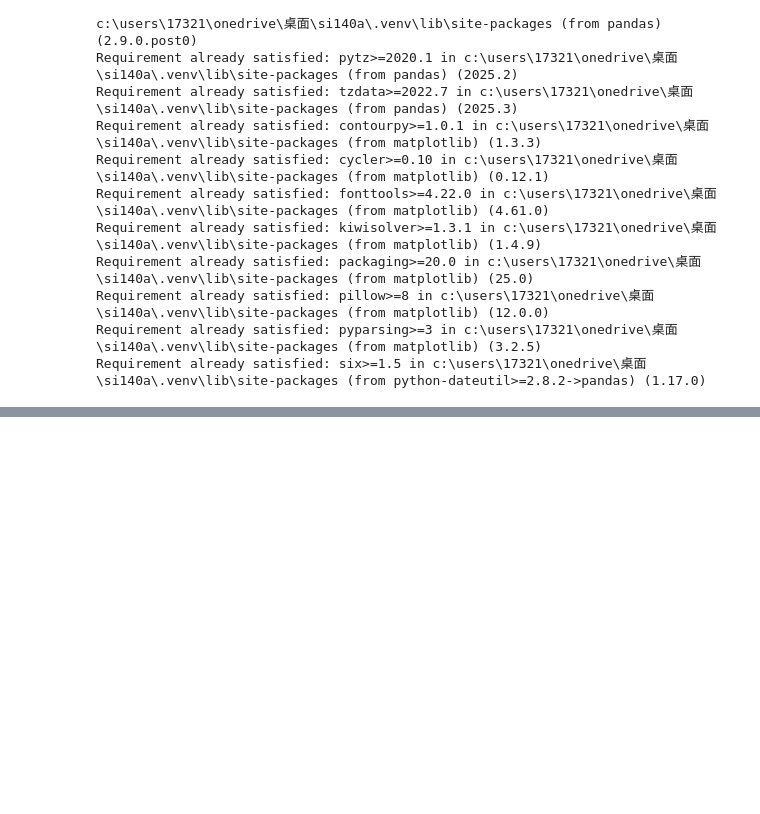
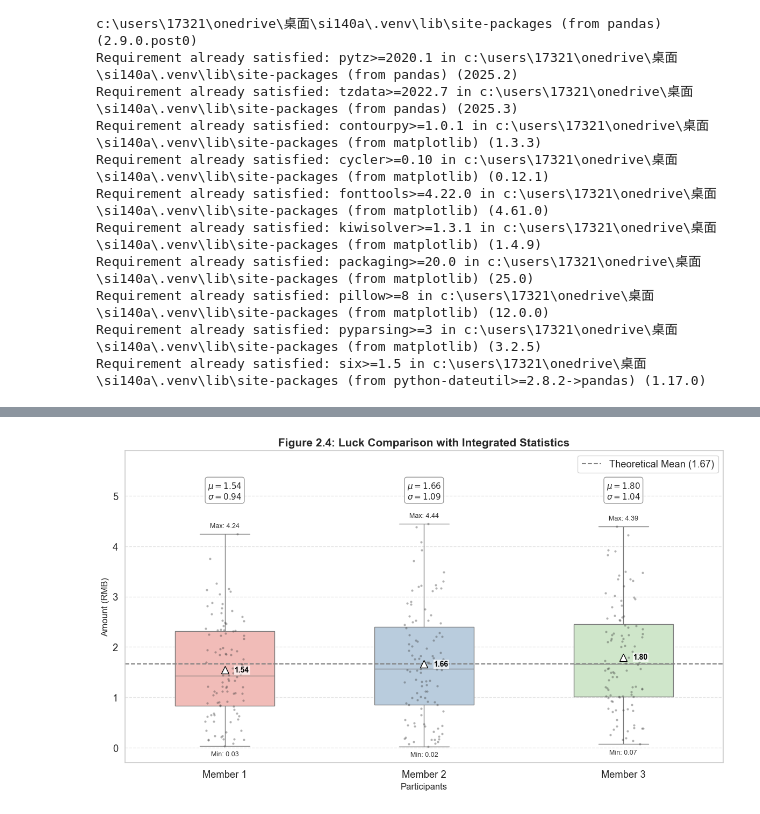
Before and after one commit to Dan-dlp/SI140A.01-Project3, a Jupyter notebook: report/final_project_cyb.ipynb, the cells around one changed output, grey strips where cells are left out. Saved outputs shown, nothing was run; the diff lists cells and outputs as text; code cells hidden in the pictures; blank space fills up the shorter version.

```diff
--- a/report/final_project_cyb.ipynb
+++ b/report/final_project_cyb.ipynb
@@ -162,0 +225,80 @@ Figure 3 (Teammates Comparison) shows that despite the sequence difference, the
+# %%
+
+
+# 假设 df 已经加载
+# df = pd.read_csv(...)
+member_map = {'cyb': 'Member 1', 'dlp': 'Member 2', 'str': 'Member 3'}
+df_members = df[['cyb', 'dlp', 'str']].rename(columns=member_map)
+
+# ==========================================
+# Figure 2.4: 融合统计标注的箱线图
+# ==========================================
+plt.figure(figsize=(12, 7))
+
+# 1. 绘制基础图形
+# boxplot: 显示箱体
+ax = sns.boxplot(data=df_members, palette="Pastel1", width=0.5,
+                 showmeans=True,
+                 meanprops={"marker":"^", "markerfacecolor":"white", "markeredgecolor":"black", "markersize":"10"})
+# stripplot: 显示散点
+sns.stripplot(data=df_members, color=".25", size=3, alpha=0.4, jitter=True)
+
+# 添加理论均值线
+plt.axhline(5/3, color='gray', linestyle='--', linewidth=1.5, label='Theoretical Mean (1.67)')
+
+# 2. 【核心修改】循环遍历每一列，把数字标上去
+# 这里的 i 是 x轴坐标 (0, 1, 2)，col 是列名
+for i, col in enumerate(df_members.columns):
+    col_data = df_members[col]
+
+    # 计算统计量
+    mean_val = col_data.mean()
+    max_val = col_data.max()
+    min_val = col_data.min()
+    std_val = col_data.std()
+
+    # A. 标注均值 (在三角形旁边)
+    # xycoords='data' 表示使用数据坐标系
+    ax.text(i + 0.05, mean_val, f'{mean_val:.2f}',
+            ha='left', va='center', color='black', fontweight='bold', fontsize=10,
+            bbox=dict(facecolor='white', alpha=0.7, edgecolor='none', pad=1))
+
+    # B. 标注最大值 (在上边缘上方)
+    ax.text(i, max_val + 0.1, f'Max: {max_val:.2f}',
+            ha='center', va='bottom', fontsize=9, color='#333333')
+
+    # C. 标注最小值 (在下边缘下方)
+    ax.text(i, min_val - 0.1, f'Min: {min_val:.2f}',
+            ha='center', va='top', fontsize=9, color='#333333')
+
+    # D. 标注标准差 (作为一个整体信息块，放在图的最上方或其他空白处，这里放在箱体上方偏高位置)
+    # y坐标选在 max_val 和 图表顶部之间，或者统一高度
+    info_text = f"$\\mu={mean_val:.2f}$\n$\\sigma={std_val:.2f}$"
+    ax.text(i, 5.3, info_text,  # 假设y轴最高大概到5，这里设为4.8位置固定
+            ha='center', va='top', fontsize=11,
+            bbox=dict(boxstyle="round,pad=0.3", fc="white", ec="gray", alpha=0.8))
+
+# 调整 Y 轴范围，给上面的文字留出空间
+plt.ylim(-0.3, 5.9)
+
+# 装饰图表
+plt.title('Figure 2.4: Luck Comparison with Integrated Statistics', fontsize=15, fontweight='bold')
+plt.ylabel('Amount (RMB)', fontsize=12)
+plt.xlabel('Participants', fontsize=12)
+plt.legend(loc='upper right')
+plt.grid(axis='y', linestyle='--', alpha=0.5)
+
+plt.tight_layout()
+plt.show()
+
+# ==========================================
+# Figure 2.5: 保持不变
+# ==========================================
+plt.figure(figsize=(10, 5))
+sns.kdeplot(data=df_members, fill=True, alpha=0.1, palette="deep", common_norm=False)
+plt.title('Figure 2.5: Overlapped Distribution Density by Member', fontsize=14, fontweight='bold')
+plt.xlabel('Amount (RMB)')
+plt.grid(axis='y', linestyle='--', alpha=0.5)
+plt.show()
+# %% [output]
+[figure, added]
```
Also changed, not shown: parts of 19 cells of this notebook, 1 other file.
